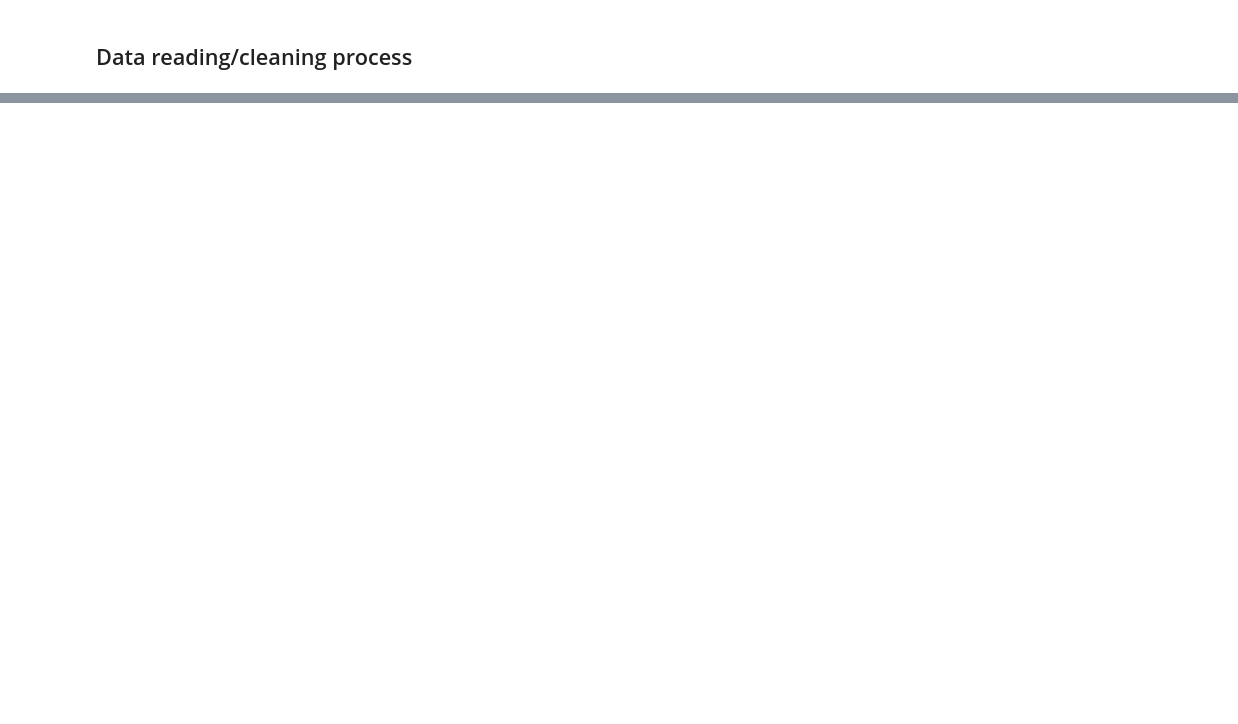
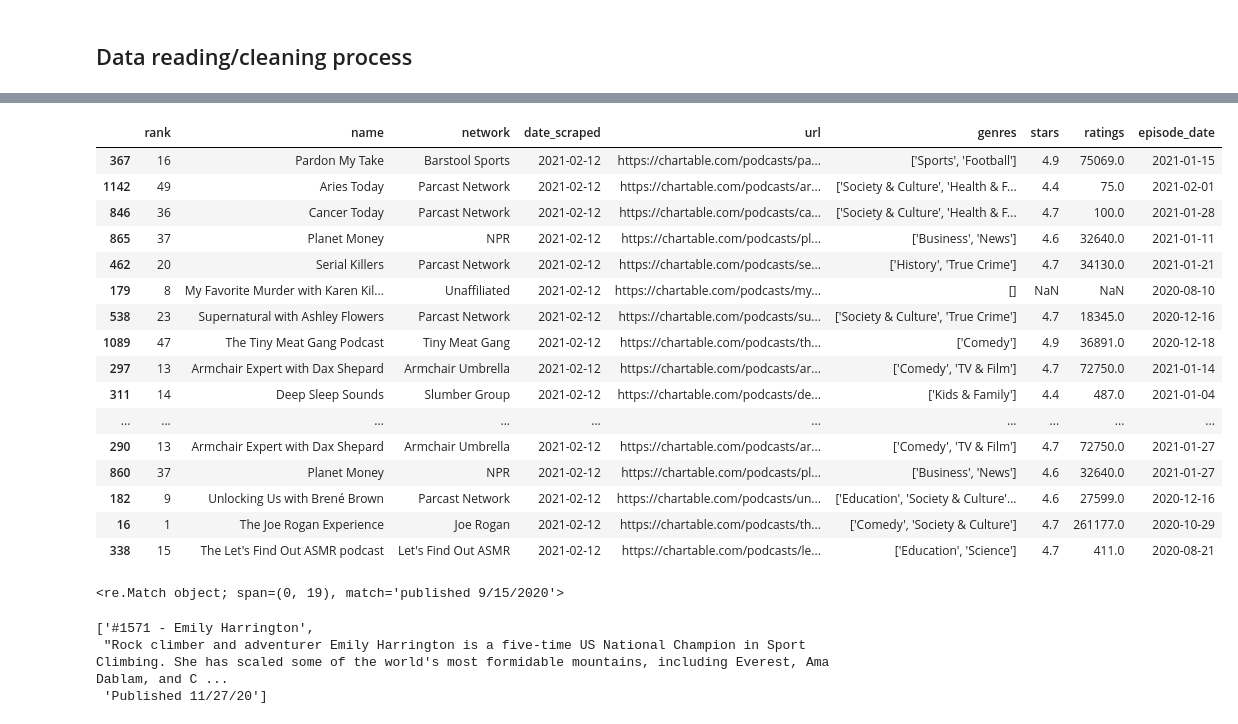
Before and after one commit to pizacd/podcast_scraping_project, a Jupyter notebook: podcast_scraper.ipynb, the cells around one changed output, grey strips where cells are left out. Drawn from its saved outputs; the diff is of its cells as text; code cells hidden in the pictures; blank space fills up the shorter version.

```diff
--- a/podcast_scraper.ipynb
+++ b/podcast_scraper.ipynb
@@ -157,3 +207,8 @@ for rank in ranks:
 # %% [markdown]
 ## Data reading/cleaning process
+# %%
+podcast = pd.read_csv('podcast_data.csv', names = ['genres', 'stars', 'ratings','url','episode_date'])
+spotify_data= chart50.merge(podcast, on = 'url')
+spotify_data.drop('url',axis = 1, inplace = True)
+spotify_data.to_csv('podcast_cleaning.csv', index = False)
 # %%
@@ -207,0 +328,32 @@ spotify_top50.head()
+# %%
+spotify_data.sample(20)
+# %% [output]
+|  | rank | name | network | date_scraped | url | genres | stars | ratings | episode_date |
+| 367 | 16 | Pardon My Take | Barstool Sports | 2021-02-12 | https://chartable.com/podcasts/pa... | ['Sports', 'Football'] | 4.9 | 75069.0 | 2021-01-15 |
+| 1142 | 49 | Aries Today | Parcast Network | 2021-02-12 | https://chartable.com/podcasts/ar... | ['Society & Culture', 'Health & F... | 4.4 | 75.0 | 2021-02-01 |
+| 846 | 36 | Cancer Today | Parcast Network | 2021-02-12 | https://chartable.com/podcasts/ca... | ['Society & Culture', 'Health & F... | 4.7 | 100.0 | 2021-01-28 |
+| 865 | 37 | Planet Money | NPR | 2021-02-12 | https://chartable.com/podcasts/pl... | ['Business', 'News'] | 4.6 | 32640.0 | 2021-01-11 |
+| 462 | 20 | Serial Killers | Parcast Network | 2021-02-12 | https://chartable.com/podcasts/se... | ['History', 'True Crime'] | 4.7 | 34130.0 | 2021-01-21 |
+| 179 | 8 | My Favorite Murder with Karen Kil... | Unaffiliated | 2021-02-12 | https://chartable.com/podcasts/my... | [] | NaN | NaN | 2020-08-10 |
+| 538 | 23 | Supernatural with Ashley Flowers | Parcast Network | 2021-02-12 | https://chartable.com/podcasts/su... | ['Society & Culture', 'True Crime'] | 4.7 | 18345.0 | 2020-12-16 |
+| 1089 | 47 | The Tiny Meat Gang Podcast | Tiny Meat Gang | 2021-02-12 | https://chartable.com/podcasts/th... | ['Comedy'] | 4.9 | 36891.0 | 2020-12-18 |
+| 297 | 13 | Armchair Expert with Dax Shepard | Armchair Umbrella | 2021-02-12 | https://chartable.com/podcasts/ar... | ['Comedy', 'TV & Film'] | 4.7 | 72750.0 | 2021-01-14 |
+| 311 | 14 | Deep Sleep Sounds | Slumber Group | 2021-02-12 | https://chartable.com/podcasts/de... | ['Kids & Family'] | 4.4 | 487.0 | 2021-01-04 |
+| ... | ... | ... | ... | ... | ... | ... | ... | ... | ... |
+| 290 | 13 | Armchair Expert with Dax Shepard | Armchair Umbrella | 2021-02-12 | https://chartable.com/podcasts/ar... | ['Comedy', 'TV & Film'] | 4.7 | 72750.0 | 2021-01-27 |
+| 860 | 37 | Planet Money | NPR | 2021-02-12 | https://chartable.com/podcasts/pl... | ['Business', 'News'] | 4.6 | 32640.0 | 2021-01-27 |
+| 182 | 9 | Unlocking Us with Brené Brown | Parcast Network | 2021-02-12 | https://chartable.com/podcasts/un... | ['Education', 'Society & Culture'... | 4.6 | 27599.0 | 2020-12-16 |
+| 16 | 1 | The Joe Rogan Experience | Joe Rogan | 2021-02-12 | https://chartable.com/podcasts/th... | ['Comedy', 'Society & Culture'] | 4.7 | 261177.0 | 2020-10-29 |
+| 338 | 15 | The Let's Find Out ASMR podcast | Let's Find Out ASMR | 2021-02-12 | https://chartable.com/podcasts/le... | ['Education', 'Science'] | 4.7 | 411.0 | 2020-08-21 |
+# %%
+import re
+x = ['no', 'no','published 9/15/2020']
+re.search('published (\d+)\/(\d+)\/(\d{4})',x[2])
+# %% [output]
+<re.Match object; span=(0, 19), match='published 9/15/2020'>
+# %%
+episode_info
+# %% [output]
+['#1571 - Emily Harrington',
+ "Rock climber and adventurer Emily Harrington is a five-time US National Champion in Sport Climbing. She has scaled some of the world's most formidable mountains, including Everest, Ama Dablam, and C ...
+ 'Published 11/27/20']
```
Also changed, not shown: parts of 16 cells of this notebook.
